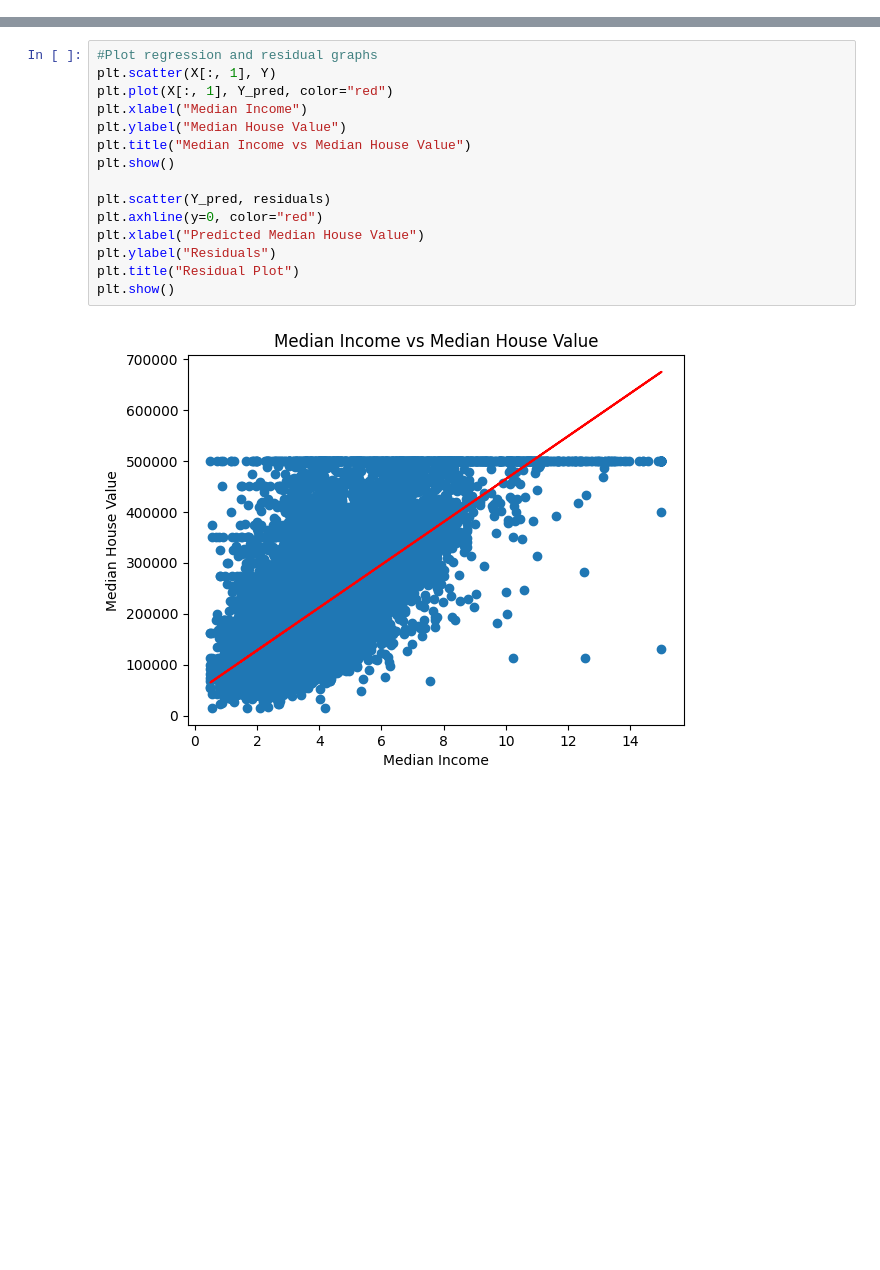
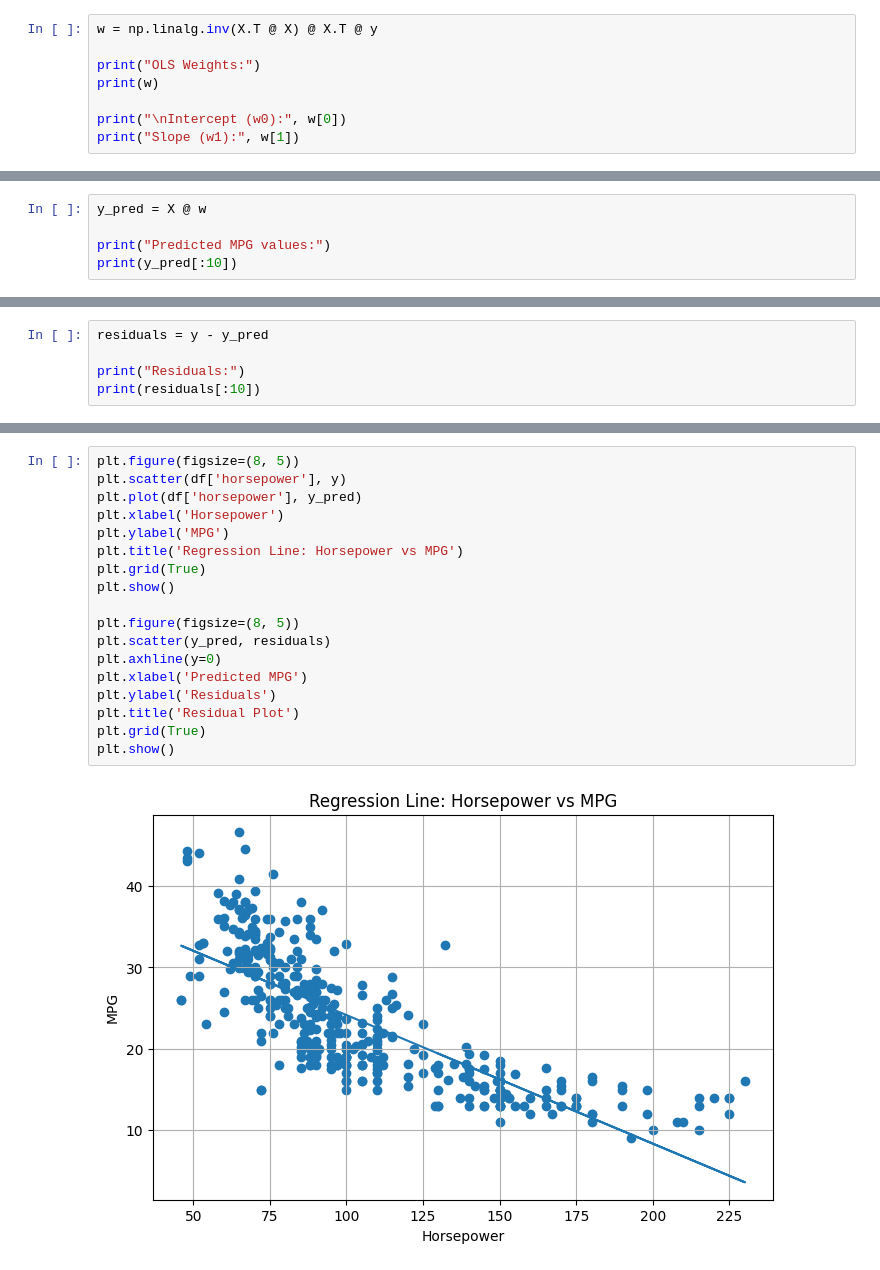
Before and after one commit to sanjogsawant346-ops/CSL701-51_Machine-Learning-Lab, a Jupyter notebook: exp2ml.ipynb, the cells around one changed output, grey strips where cells are left out. Saved outputs shown, nothing was run; the diff lists cells and outputs as text; blank space fills up the shorter version.

```diff
--- a/exp2ml.ipynb
+++ b/exp2ml.ipynb
@@ -80,0 +204,8 @@ residuals = Y - Y_pred
+# %%
+w = np.linalg.inv(X.T @ X) @ X.T @ y
+
+print("OLS Weights:")
+print(w)
+
+print("\nIntercept (w0):", w[0])
+print("Slope (w1):", w[1])
@@ -80,0 +218,5 @@ residuals = Y - Y_pred
+# %%
+y_pred = X @ w
+
+print("Predicted MPG values:")
+print(y_pred[:10])
@@ -80,0 +227,5 @@ residuals = Y - Y_pred
+# %%
+residuals = y - y_pred
+
+print("Residuals:")
+print(residuals[:10])
@@ -94,17 +272,20 @@ R² = 0.478684932375828
 # %%
-#Plot regression and residual graphs
-plt.scatter(X[:, 1], Y)
-plt.plot(X[:, 1], Y_pred, color="red")
-plt.xlabel("Median Income")
-plt.ylabel("Median House Value")
-plt.title("Median Income vs Median House Value")
+plt.figure(figsize=(8, 5))
+plt.scatter(df['horsepower'], y)
+plt.plot(df['horsepower'], y_pred)
+plt.xlabel('Horsepower')
+plt.ylabel('MPG')
+plt.title('Regression Line: Horsepower vs MPG')
+plt.grid(True)
 plt.show()
 
-plt.scatter(Y_pred, residuals)
-plt.axhline(y=0, color="red")
-plt.xlabel("Predicted Median House Value")
-plt.ylabel("Residuals")
-plt.title("Residual Plot")
+plt.figure(figsize=(8, 5))
+plt.scatter(y_pred, residuals)
+plt.axhline(y=0)
+plt.xlabel('Predicted MPG')
+plt.ylabel('Residuals')
+plt.title('Residual Plot')
+plt.grid(True)
 plt.show()
 # %% [output]
-[figure, old version]
+[figure, new version]
```
Also changed, not shown: parts of 26 cells of this notebook.
